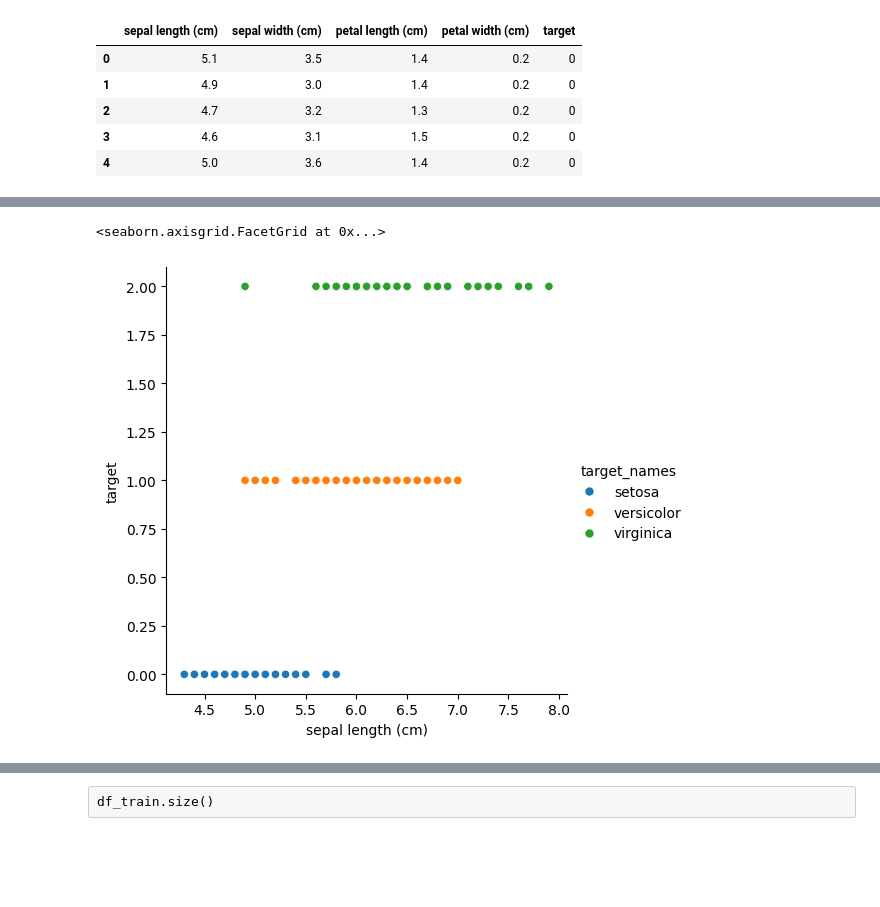
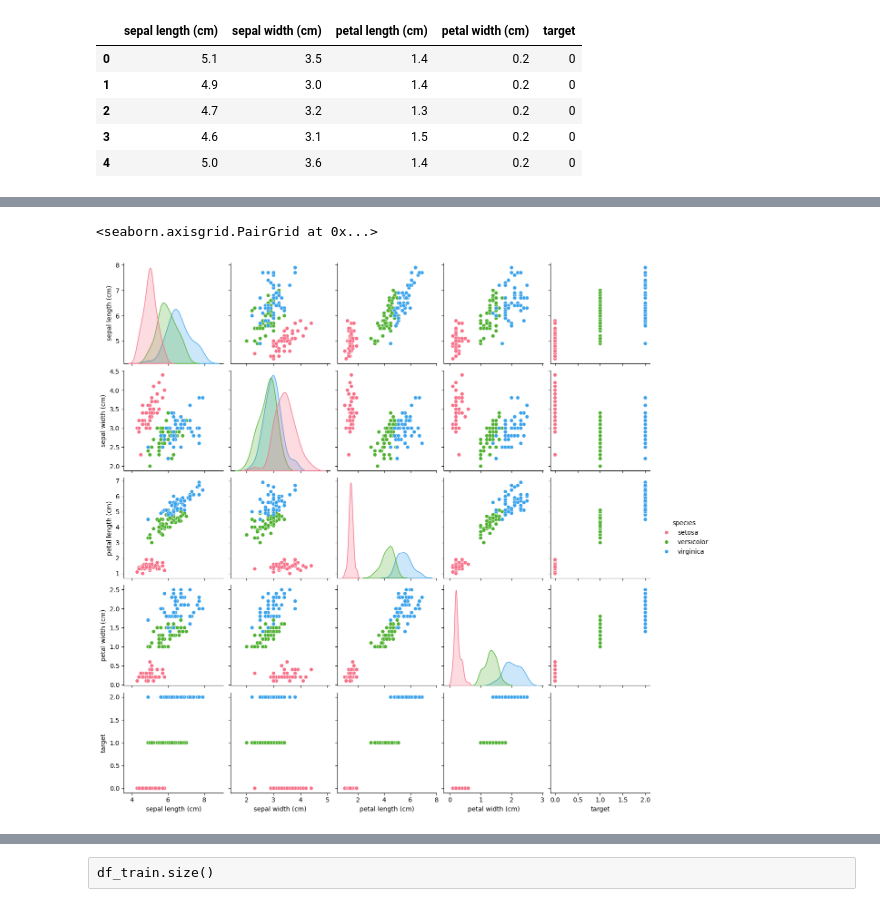
Before and after one commit to jvikramsrd/iris-classification, a Jupyter notebook: Untitled.ipynb, the cells around one changed output, grey strips where cells are left out. Drawn from its saved outputs; the diff is of its cells as text; code cells hidden in the pictures; blank space fills up the shorter version.

```diff
--- a/Untitled.ipynb
+++ b/Untitled.ipynb
@@ -30,4 +30,4 @@ df.head()
 | 3 | 4.6 | 3.1 | 1.5 | 0.2 | 0 |
 | 4 | 5.0 | 3.6 | 1.4 | 0.2 | 0 |
 # %%
-df.describe()
+df['species'] = df['target'].map({0: 'setosa', 1: 'versicolor', 2: 'virginica'})
@@ -60,2 +49,2 @@ array(['setosa', 'versicolor', 'virginica'], dtype='<U10')
 # %%
-df["target_names"]=df["target"].map({0:"setosa",1:"versicolor",2:"virginica"})
+sns.scatterplot(x='sepal length (cm)', y='petal length (cm)', hue='species', data=df)
@@ -71,8 +60,8 @@ Name: target_names, dtype: object
 # %%
-sns.relplot(x=col,y="target",hue="target_names",data=df)
+sns.pairplot(df, hue='species', palette='husl')
 # %% [output]
-<seaborn.axisgrid.FacetGrid at 0x...>
+<seaborn.axisgrid.PairGrid at 0x...>
-[figure, old version]
+[figure, new version]
 # %%
 #EDA-Pair plots
 # %%
```
Also changed, not shown: parts of 13 cells of this notebook.
